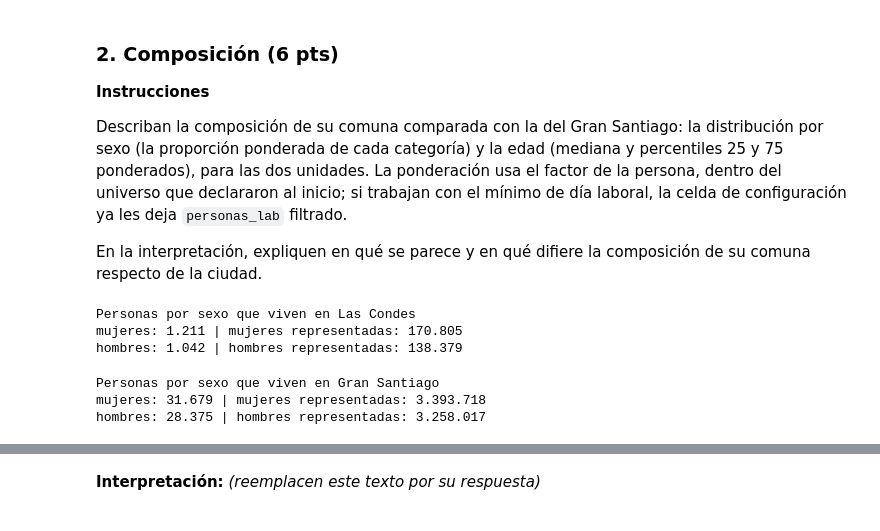
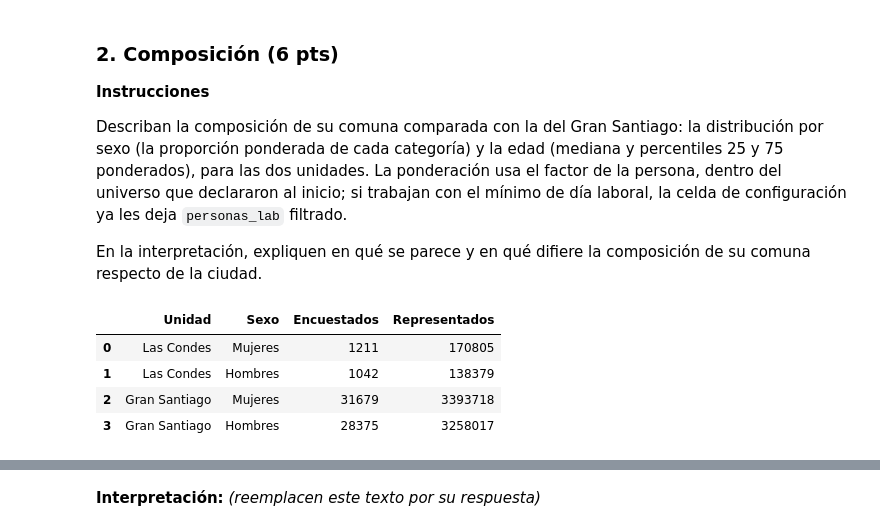
Before and after one commit to gonzzza-lol/cienciaDatos, a Jupyter notebook: tarea1_Suarez_Gutierrez.ipynb, the cells around one changed output, grey strips where cells are left out. Drawn from its saved outputs; the diff is of its cells as text; code cells hidden in the pictures.

```diff
--- a/tarea1_Suarez_Gutierrez.ipynb
+++ b/tarea1_Suarez_Gutierrez.ipynb
@@ -139,29 +152,39 @@ hombresLasCondesPond = hombresLasCondes["Factor_persona"].sum() #total de hombre
 
 mujeresLasCondes = personasLasCondes[personasLasCondes["Sexo"] == 2] #total de mujeres de las condes
 mujeresLasCondesPond =mujeresLasCondes["Factor_persona"].sum() #total de mujeres representadas
-
-print("Personas por sexo que viven en Las Condes")
-print(f"mujeres: {formato_chileno(len(mujeresLasCondes))} | mujeres representadas: {formato_chileno(mujeresLasCondesPond)}") #duda con la coma otra vez
-print(f"hombres: {formato_chileno(len(hombresLasCondes))} | hombres representadas: {formato_chileno(hombresLasCondesPond)}") #duda con la coma otra vez
-# %% [output]
-Personas por sexo que viven en Las Condes
-mujeres: 1.211 | mujeres representadas: 170.805
-hombres: 1.042 | hombres representadas: 138.379
 # %%
 
 mujeres_stgo=personas[personas["Sexo"] == 2]
 mujeres_stgoPond=mujeres_stgo["Factor"].sum()
 
 hombres_stgo=personas[personas["Sexo"] == 1]
 hombres_stgoPond=hombres_stgo["Factor"].sum()
 
-print("\nPersonas por sexo que viven en Gran Santiago")
-print(f"mujeres: {formato_chileno(len(mujeres_stgo))} | mujeres representadas: {formato_chileno(mujeres_stgoPond)}") #duda con la coma otra vez
-print(f"hombres: {formato_chileno(len(hombres_stgo))} | hombres representadas: {formato_chileno(hombres_stgoPond)}") #duda con la coma otra vez
+tabla_sexo = pd.DataFrame({
+    "Unidad": ["Las Condes", "Las Condes", "Gran Santiago", "Gran Santiago"],
+    "Sexo": ["Mujeres", "Hombres", "Mujeres", "Hombres"],
+    "Encuestados": [
+        len(mujeresLasCondes),
+        len(hombresLasCondes),
+        len(mujeres_stgo),
+        len(hombres_stgo)
+    ],
+    "Representados": [
+        mujeresLasCondesPond,
+        hombresLasCondesPond,
+        mujeres_stgoPond,
+        hombres_stgoPond
+    ]
+})
+
+tabla_sexo["Representados"] = tabla_sexo["Representados"].round().astype(int)
+tabla_sexo
 # %% [output]
-Personas por sexo que viven en Gran Santiago
-mujeres: 31.679 | mujeres representadas: 3.393.718
-hombres: 28.375 | hombres representadas: 3.258.017
+|  | Unidad | Sexo | Encuestados | Representados |
+| 0 | Las Condes | Mujeres | 1211 | 170805 |
+| 1 | Las Condes | Hombres | 1042 | 138379 |
+| 2 | Gran Santiago | Mujeres | 31679 | 3393718 |
+| 3 | Gran Santiago | Hombres | 28375 | 3258017 |
 # %%
 
 edadLasCondes=cuantiles_ponderados(personasLasCondes["Edad"], personasLasCondes["Factor_persona"], [0.25, 0.50, 0.75])
```
Also changed, not shown: parts of 5 cells of this notebook.
